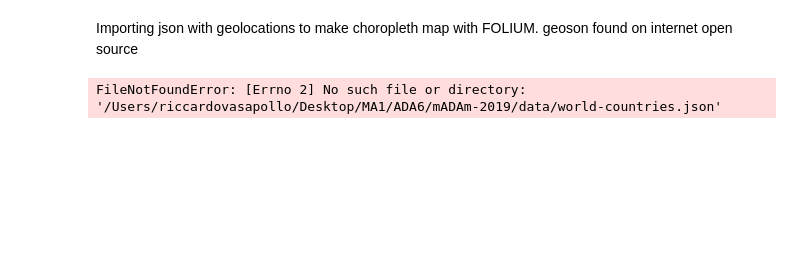
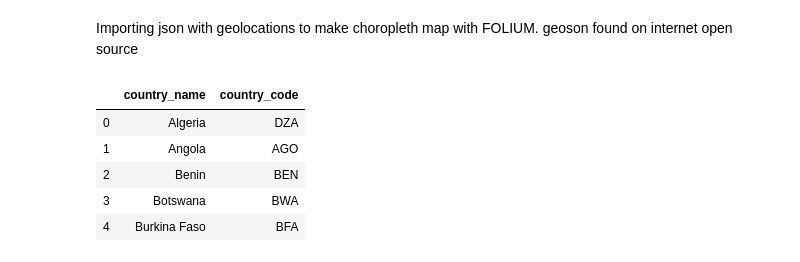
Before and after one commit to manuleo/mADAm-2019, a Jupyter notebook: project.ipynb, the cells around one changed output. Cells and saved outputs as stored; diff of their text form; code cells hidden in the pictures; blank space fills up the shorter version.

```diff
--- a/project.ipynb
+++ b/project.ipynb
@@ -657,11 +647,6 @@ m
 # %% [markdown]
 Importing json with geolocations to make choropleth map with FOLIUM. geoson found on internet open source
 # %%
-#FOR Riccardo
-county_path = os.path.join(os.getcwd(),'Users/riccardovasapollo/Desktop/MA1/ADA6/mADAm-2019/data/', 'geoworld-countries.json')
 #FOR Everybody else
-#county_path = os.path.join(os.getcwd(),'data/', 'world-countries.json')
-
+county_path = os.path.join(os.getcwd(),'data/', 'geoworld-countries.json')
 county_geojson = json.load(open(county_path))
-# %% [output]
-FileNotFoundError: [Errno 2] No such file or directory: '/Users/riccardovasapollo/Desktop/MA1/ADA6/mADAm-2019/data/world-countries.json'
@@ -674 +653,17 @@ testdata = testdata.rename(columns={2020:"values", "index":"country"})
+# %%
+african_country_codes = ["DZA","AGO","BEN","BWA","BFA","MISSING","CMR","CAF","TCD","COD","CIV",
+                         "DJI","EGY","SWZ","ETH","GAB","GMB","GHA","GNQ","GNB","KEN","LSO","LBR",
+                         "MDG","MWI","MLI","MRT","MISSING","MAR","MOZ","NAM","NER","NGA","RWA","MISSING"
+                         ,"SEN","SLE","ZAF","SDN","TGO","TUN","UGA","TZA","ZMB","ZWE"]
+countries_africa = pd.DataFrame()
+countries_africa["country_name"]=cal_demand.index
+countries_africa["country_code"]=african_country_codes
+countries_africa.head()
+# %% [output]
+|  | country_name | country_code |
+| 0 | Algeria | DZA |
+| 1 | Angola | AGO |
+| 2 | Benin | BEN |
+| 3 | Botswana | BWA |
+| 4 | Burkina Faso | BFA |
 # %%
```
Also changed, not shown: parts of 8 cells of this notebook.
